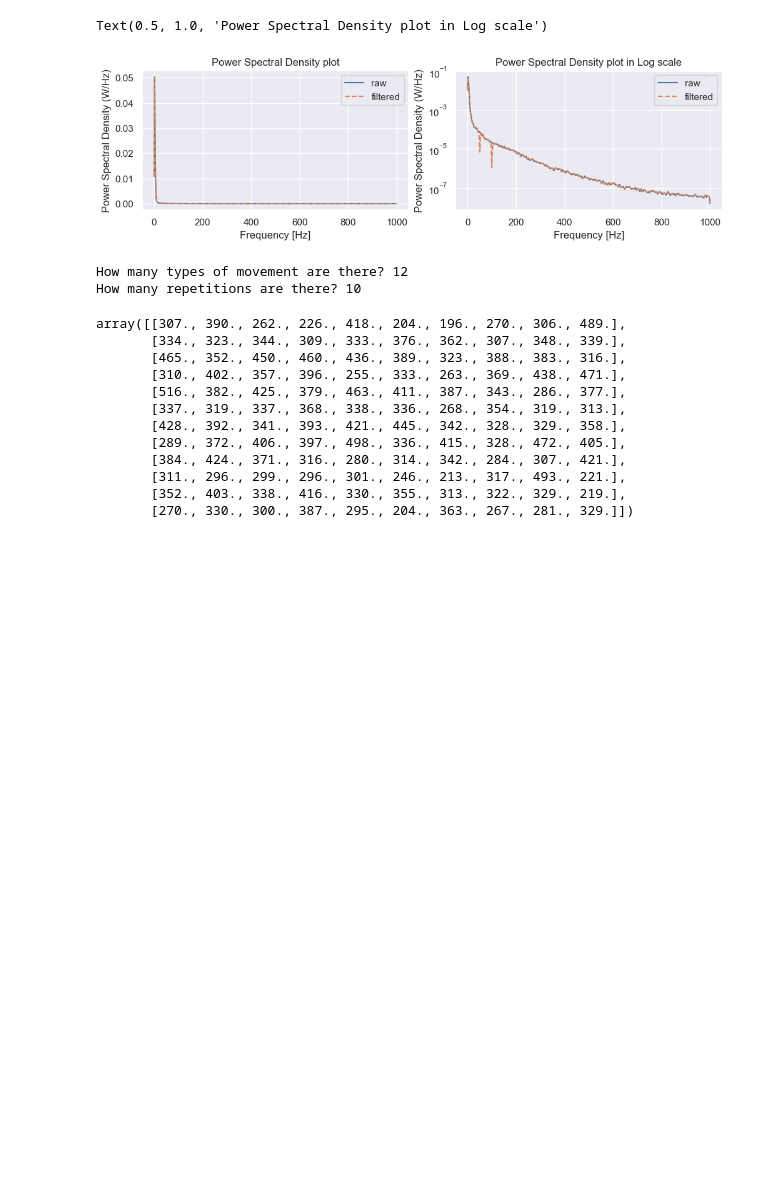
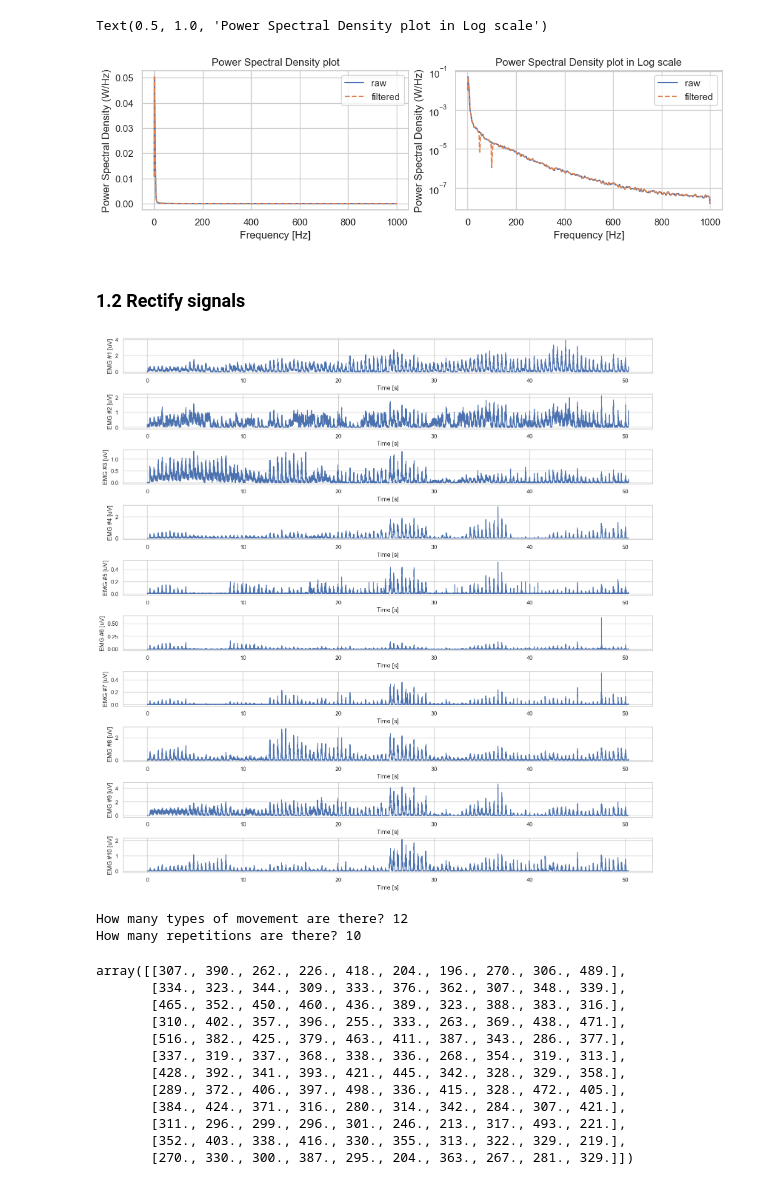
Before and after one commit to YuanshengZhou309/NSSP_Project2, a Jupyter notebook: Miniproject2-Part1-2.ipynb, the cells around one changed output. Saved outputs shown, nothing was run; the diff lists cells and outputs as text; code cells hidden in the pictures; blank space fills up the shorter version.

```diff
--- a/Miniproject2-Part1-2.ipynb
+++ b/Miniproject2-Part1-2.ipynb
@@ -110,6 +110,18 @@ ax[1].set_title("Power Spectral Density plot in Log scale")
 # %% [output]
 Text(0.5, 1.0, 'Power Spectral Density plot in Log scale')
 [figure]
+# %% [markdown]
+### 1.2 Rectify signals
+# %%
+emg_rectified = np.abs(emg_filtered)
+
+fig, ax = plt.subplots(n_channels, 1, constrained_layout=True, figsize=(15, 15))
+for channel_idx in range(n_channels):
+    ax[channel_idx].plot(time_steps, emg_rectified[:, channel_idx])
+    ax[channel_idx].set_xlabel("Time [s]")
+    ax[channel_idx].set_ylabel(f"EMG #{channel_idx+1} [uV]")
+# %% [output]
+[figure, added]
 # %%
 # -1 because 0 is the resting condition
 n_stimuli = len(np.unique(stimulus)) - 1
```
Also changed, not shown: parts of 14 cells of this notebook.
